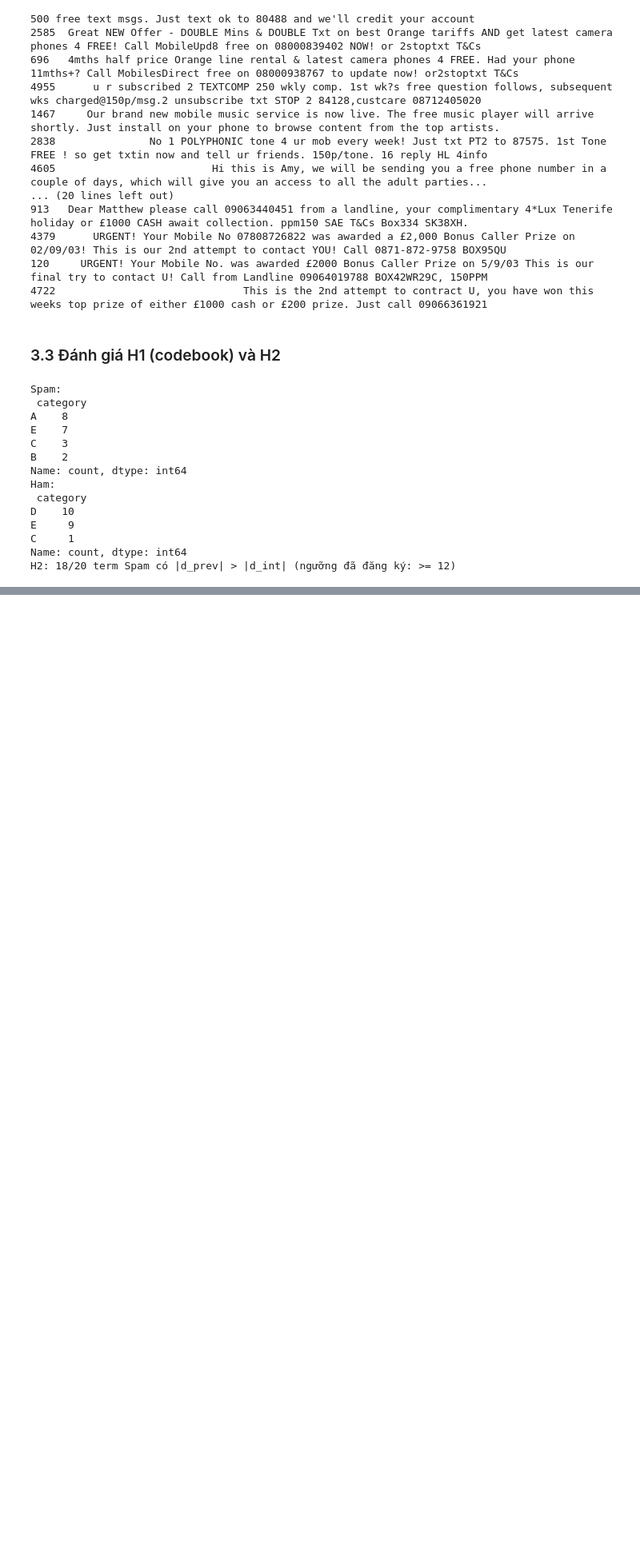
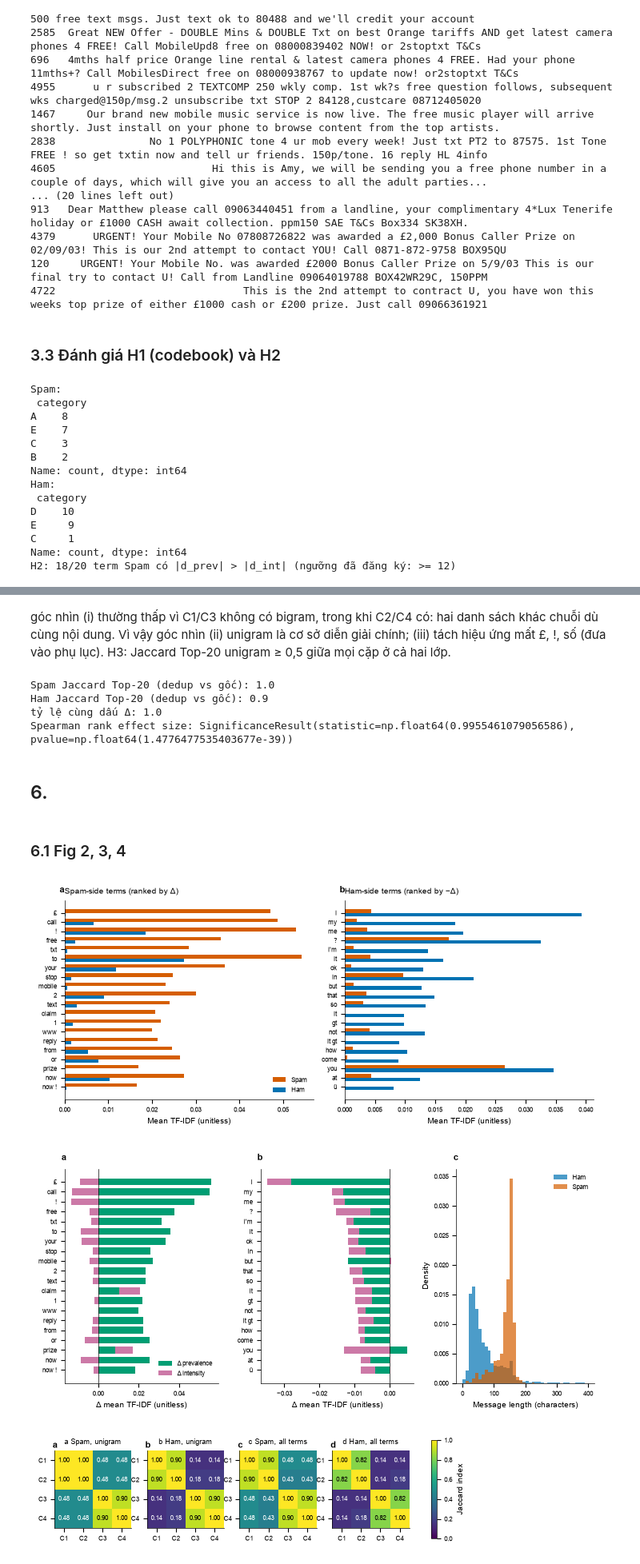
Before and after one commit to anhthu0910/DataVisualization_SMS_TF-IDF, a Jupyter notebook: notebooks/main.ipynb, the cells around one changed output, grey strips where cells are left out. Shown at 80% size. Cells and saved outputs as stored; diff of their text form; code cells hidden in the pictures; blank space fills up the shorter version.

Commit message:
Day 1 gate: analysis, tables, draft figures

```diff
--- a/notebooks/main.ipynb
+++ b/notebooks/main.ipynb
@@ -265,0 +335,11 @@ H2: 18/20 term Spam có |d_prev| > |d_int| (ngưỡng đã đăng ký: >= 12)
+# %%
+views = ["all", "unigram", "alpha"] # (i) toàn bộ term; (ii) chỉ unigram; (iii) unigram chỉ chữ cái
+tops = {(c, v): run_analysis(clean, cfg, view=v) for c, cfg in cfgs.items() for v in views}
+def sets(v, side):
+    return {c: tops[(c, v)].query("side == @side")["term"].tolist() for c in cfgs}
+J = {(v, s): jaccard_matrix(sets(v, s)) for v in views for s in ("Spam", "Ham")}
+
+for k, M in J.items():
+    print(k); print(M.round(2)); M.to_csv(f"../tables/jaccard_{k[0]}_{k[1]}.csv")
+# kiểm tra mỗi (cấu hình, góc nhìn, phía) có đủ 20 term; nếu thiếu, ghi lại số thật
+print({k: tops[k].groupby("side").size().to_dict() for k in tops})
@@ -265,0 +364,37 @@ H2: 18/20 term Spam có |d_prev| > |d_int| (ngưỡng đã đăng ký: >= 12)
+# %% [markdown]
+góc nhìn (i) thường thấp vì C1/C3 không có bigram, trong khi C2/C4 có: hai danh sách khác
+chuỗi dù cùng nội dung. Vì vậy góc nhìn (ii) unigram là cơ sở diễn giải chính; (iii) tách hiệu ứng mất £, !,
+số (đưa vào phụ lục). H3: Jaccard Top-20 unigram ≥ 0,5 giữa mọi cặp ở cả hai lớp.
+# %%
+from scipy.stats import spearmanr
+top_d, tab_d = run_analysis(clean, cfgs["C2"], inference=True, return_full=True)
+top_r, tab_r = run_analysis(raw, cfgs["C2"], inference=True, return_full=True)
+for side in ("Spam", "Ham"):
+    a = set(top_d.query("side == @side").term); b = set(top_r.query("side == @side").term)
+    print(side, "Jaccard Top-20 (dedup vs gốc):", round(len(a & b) / len(a | b), 2))
+m = top_d.merge(tab_r[["term", "delta"]], on="term", suffixes=("", "_raw"))
+print("tỷ lệ cùng dấu Δ:", (np.sign(m.delta) == np.sign(m.delta_raw)).mean())
+both = top_d[["term", "r"]].merge(top_r[["term", "r"]], on="term", suffixes=("_d", "_r"))
+print("Spearman rank effect size:", spearmanr(both.r_d, both.r_r))
+# %% [output]
+Spam Jaccard Top-20 (dedup vs gốc): 1.0
+Ham Jaccard Top-20 (dedup vs gốc): 0.9
+tỷ lệ cùng dấu Δ: 1.0
+Spearman rank effect size: SignificanceResult(statistic=np.float64(0.9955461079056586), pvalue=np.float64(1.4776477535403677e-39))
+# %% [markdown]
+## 6.
+# %% [markdown]
+### 6.1 Fig 2, 3, 4
+# %%
+from figs import *
+top = pd.read_csv("../tables/top_terms_C2.csv")
+L = clean.text.str.len()
+fig2_top_terms(top).savefig("../figures/fig2_top_terms.pdf")
+fig3_decomposition(top, L[clean.label == "spam"], L[clean.label == "ham"]).savefig("../figures/fig3_decomposition.pdf")
+mats = [J[("unigram", "Spam")], J[("unigram", "Ham")], J[("all", "Spam")], J[("all", "Ham")]]
+titles = ["a Spam, unigram", "b Ham, unigram", "c Spam, all terms", "d Ham, all terms"]
+fig4_jaccard(mats, titles).savefig("../figures/fig4_jaccard.pdf")
+# %% [output]
+[figure, added]
+[figure, added]
+[figure, added]
```
Also changed, not shown: parts of 29 cells of this notebook, 14 other files.
